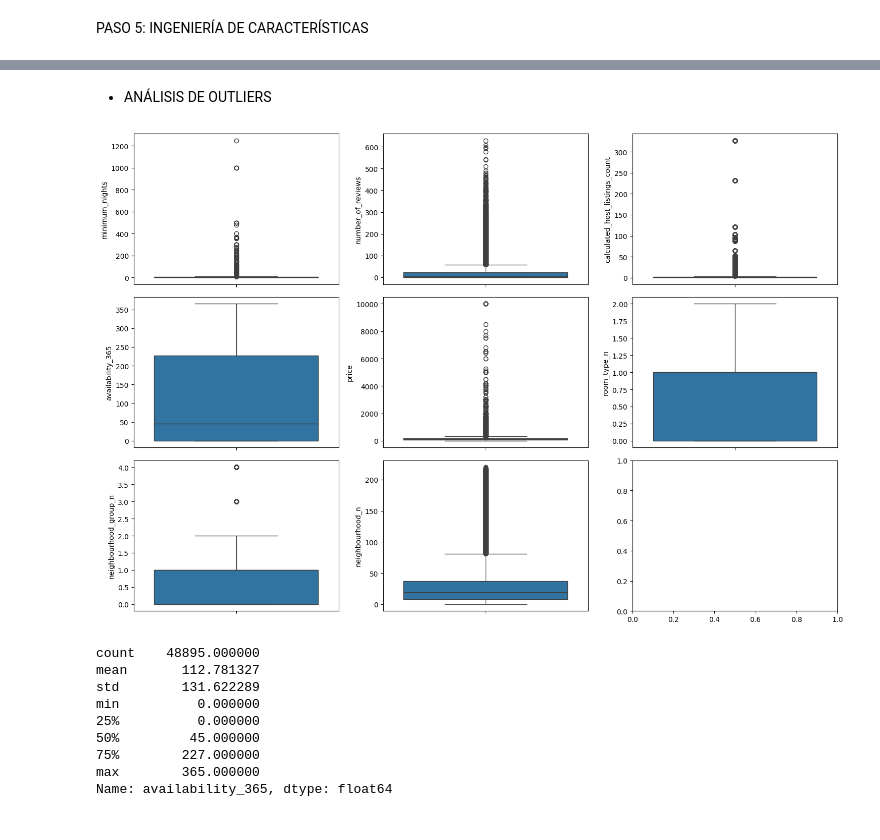
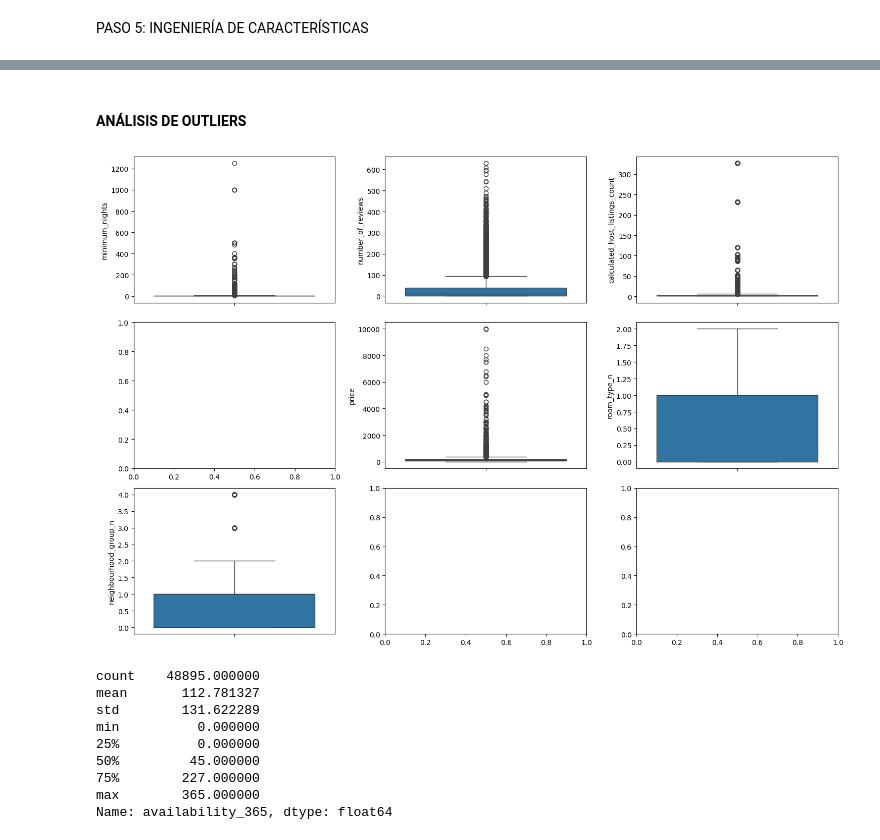
Before and after one commit to 4GeeksAcademy/CristinaChico_EDA, a Jupyter notebook: src/explore.ipynb, the cells around one changed output, grey strips where cells are left out. Saved outputs shown, nothing was run; the diff lists cells and outputs as text; code cells hidden in the pictures.

```diff
--- a/src/explore.ipynb
+++ b/src/explore.ipynb
@@ -316,22 +324,20 @@ total_data.describe()
 # %% [markdown]
-* ANÁLISIS DE OUTLIERS
+#### ANÁLISIS DE OUTLIERS
 # %%
 fig, axis = plt.subplots(3, 3, figsize = (15, 10))
 
 sns.boxplot(ax = axis[0, 0], data = total_data, y = "minimum_nights")
 sns.boxplot(ax = axis[0, 1], data = total_data, y = "number_of_reviews")
 sns.boxplot(ax = axis[0, 2], data = total_data, y = "calculated_host_listings_count")
-sns.boxplot(ax = axis[1, 0], data = total_data, y = "availability_365")
 sns.boxplot(ax = axis[1, 1], data = total_data, y = "price")
 sns.boxplot(ax = axis[1, 2], data = total_data, y = "room_type_n")
 sns.boxplot(ax = axis[2, 0], data = total_data, y = "neighbourhood_group_n")
-sns.boxplot(ax = axis[2, 1], data = total_data, y = "neighbourhood_n")
 
 plt.tight_layout()
 
 plt.show()
 # %% [output]
-[figure, old version]
+[figure, new version]
 # %%
 availability_stats = total_data["availability_365"].describe()
 availability_stats
```
Also changed, not shown: parts of 11 cells of this notebook.
